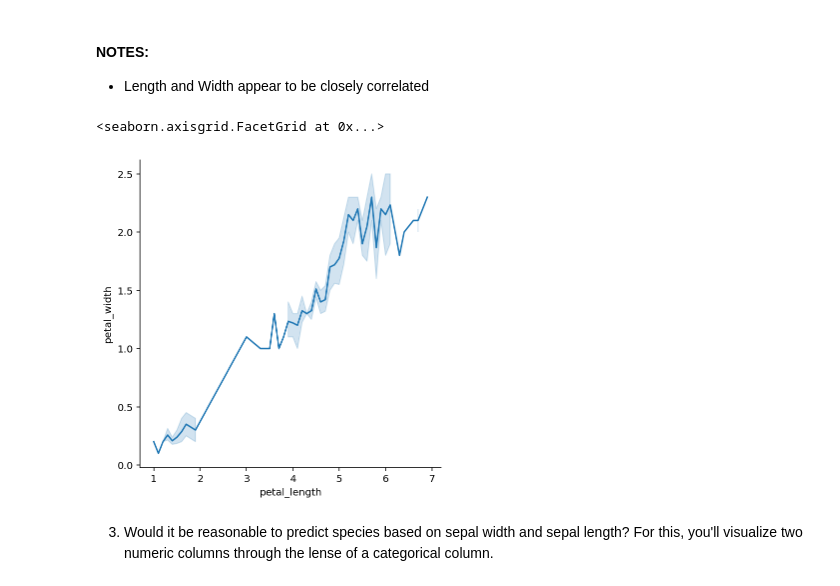
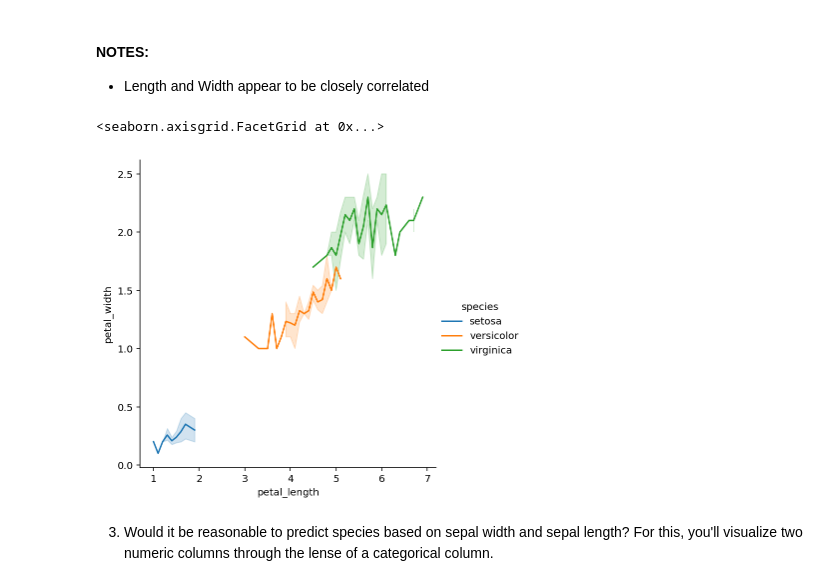
Before and after one commit to QMCBT-JustinEvans/numpy-pandas-visualization-exercises, a Jupyter notebook: seaborn_exercises.ipynb, the cells around one changed output. Saved outputs shown, nothing was run; the diff lists cells and outputs as text; code cells hidden in the pictures.

```diff
--- a/seaborn_exercises.ipynb
+++ b/seaborn_exercises.ipynb
@@ -89,8 +113,9 @@ sns.displot(data = iris, x = 'petal_length', kde = False, rug= False)
 # %%
 # plt.scatter(iris.petal_length, iris.petal_width)
 # sns.relplot(data = iris, x = 'petal_length', y = 'petal_width')
 # plt.scatter(iris.petal_length, iris.petal_width)
-sns.relplot(data = iris, x = 'petal_length', y = 'petal_width', kind = 'line')
+# sns.relplot(data = iris, x = 'petal_length', y = 'petal_width', kind = 'line')
+sns.relplot(data = iris, x = 'petal_length', y = 'petal_width', kind = 'line',hue = 'species')
 # %% [output]
 <seaborn.axisgrid.FacetGrid at 0x...>
-[figure, old version]
+[figure, new version]
```
Also changed, not shown: parts of 23 cells of this notebook.
